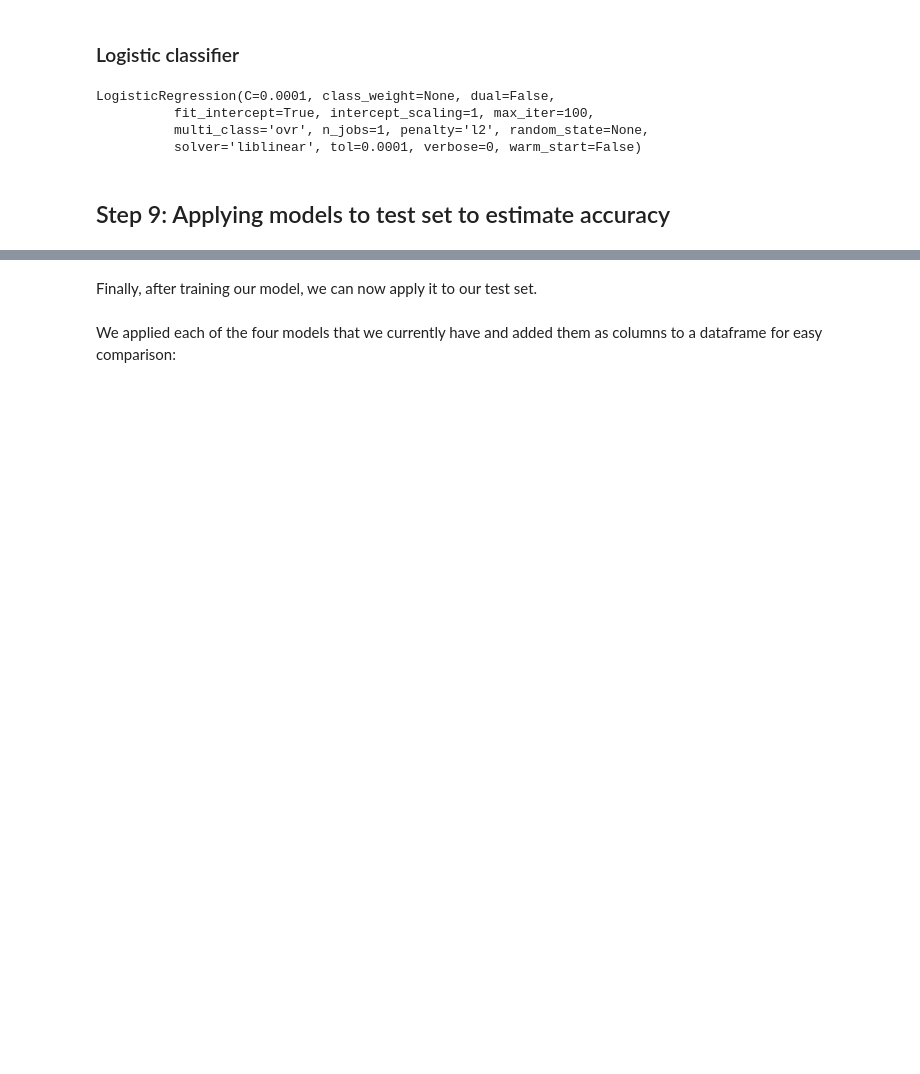
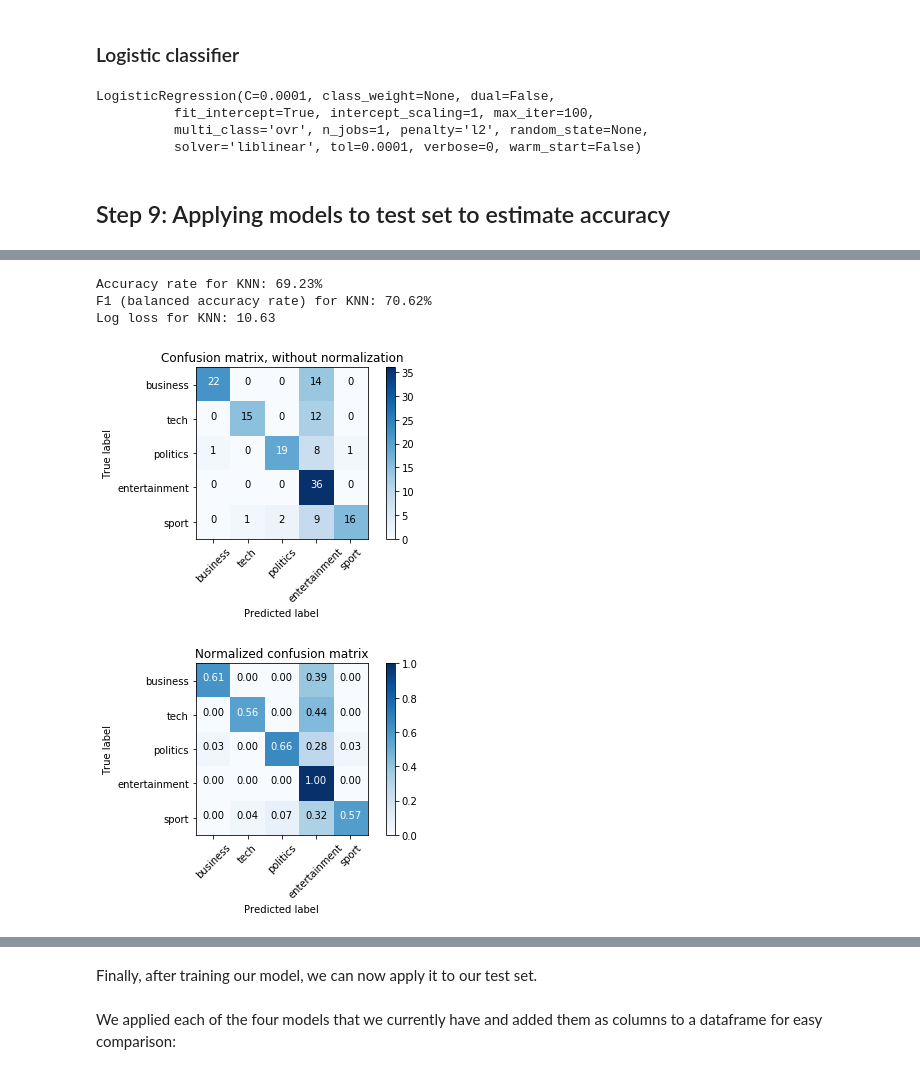
Before and after one commit to L-brierton/Text-Analytics-College-Project, a Jupyter notebook: Homework 2.ipynb, the cells around one changed output, grey strips where cells are left out. Cells and saved outputs as stored; diff of their text form; code cells hidden in the pictures; blank space fills up the shorter version.

```diff
--- a/Homework 2.ipynb
+++ b/Homework 2.ipynb
@@ -632,0 +690,8 @@ predicted_probas_lr = modellr.predict_proba(validation_tfidf)
+# %%
+perform_error_analysis(modelknn, "KNN")
+# %% [output]
+Accuracy rate for KNN: 69.23%
+F1 (balanced accuracy rate) for KNN: 70.62%
+Log loss for KNN: 10.63
+[figure, added]
+[figure, added]
```
Also changed, not shown: parts of 43 cells of this notebook, 5 other files.
